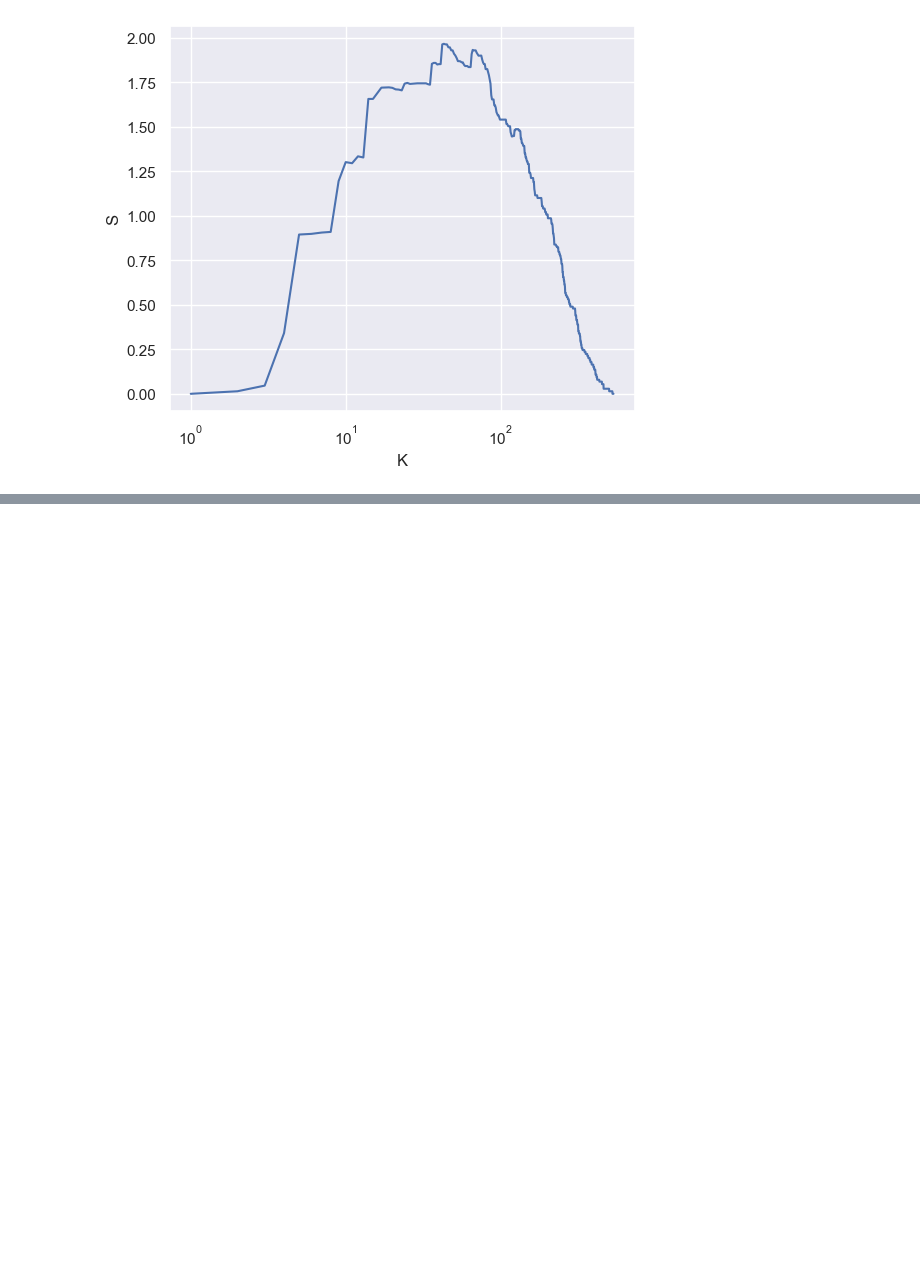
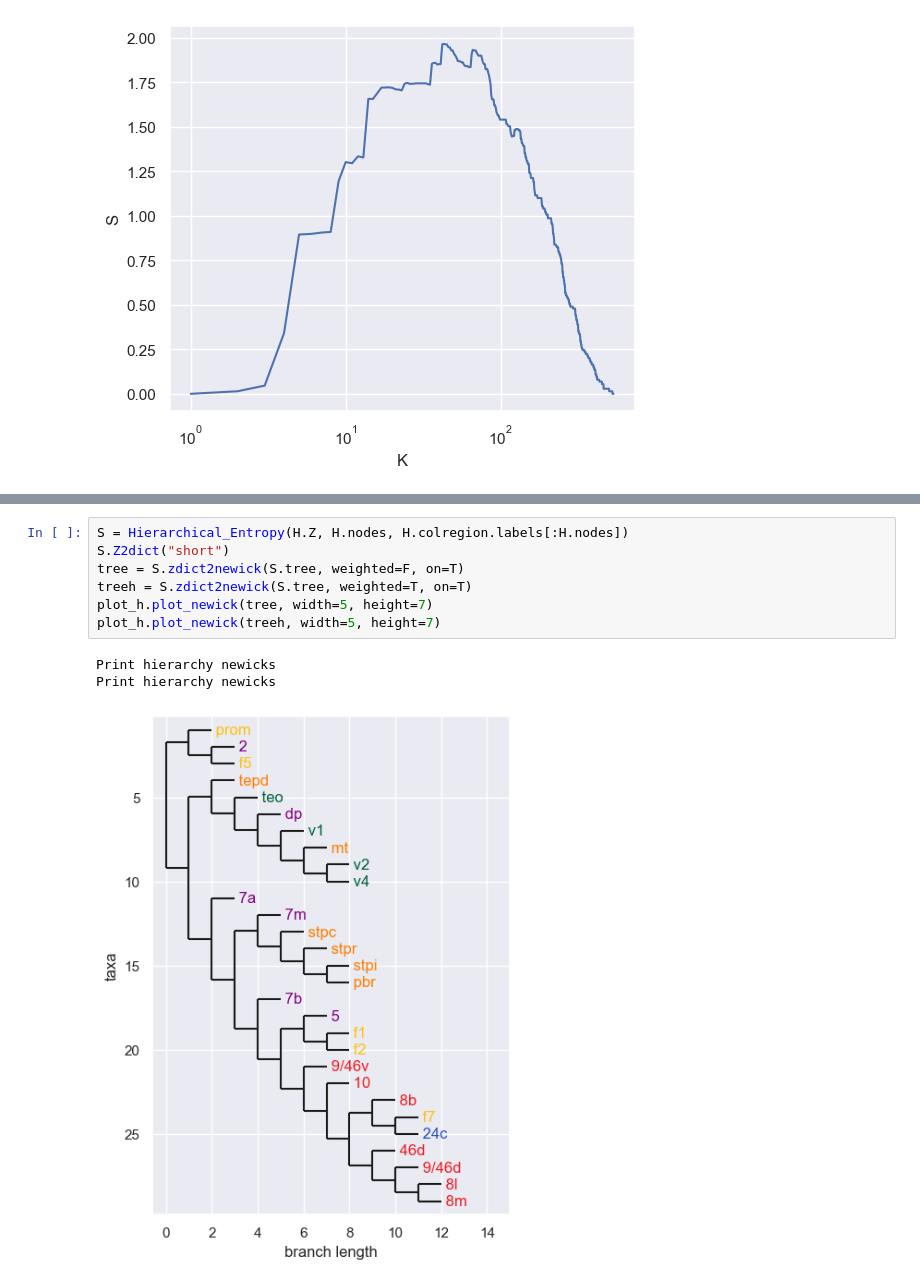
Before and after one commit to mrtnzrm2/ELK, a Jupyter notebook: MAC29_example.ipynb, the cells around one changed output, grey strips where cells are left out. Saved outputs shown, nothing was run; the diff lists cells and outputs as text; blank space fills up the shorter version.

```diff
--- a/MAC29_example.ipynb
+++ b/MAC29_example.ipynb
@@ -130,0 +147,11 @@ Visualize nodal dendrogram!!!
+# %%
+S = Hierarchical_Entropy(H.Z, H.nodes, H.colregion.labels[:H.nodes])
+S.Z2dict("short")
+tree = S.zdict2newick(S.tree, weighted=F, on=T)
+treeh = S.zdict2newick(S.tree, weighted=T, on=T)
+plot_h.plot_newick(tree, width=5, height=7)
+plot_h.plot_newick(treeh, width=5, height=7)
+# %% [output]
+Print hierarchy newicks
+Print hierarchy newicks
+[figure, added]
```
Also changed, not shown: parts of 8 cells of this notebook, 10 other files.
